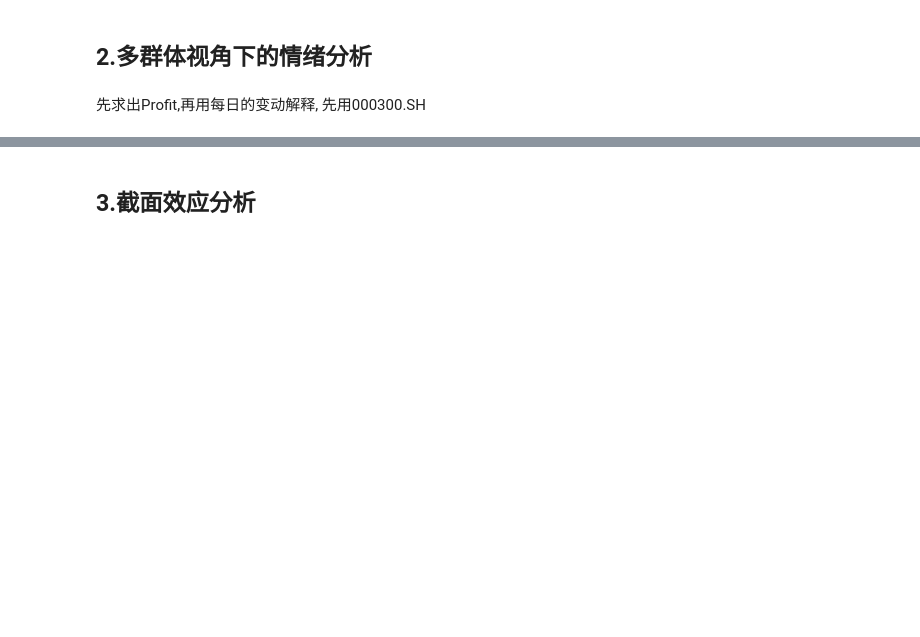
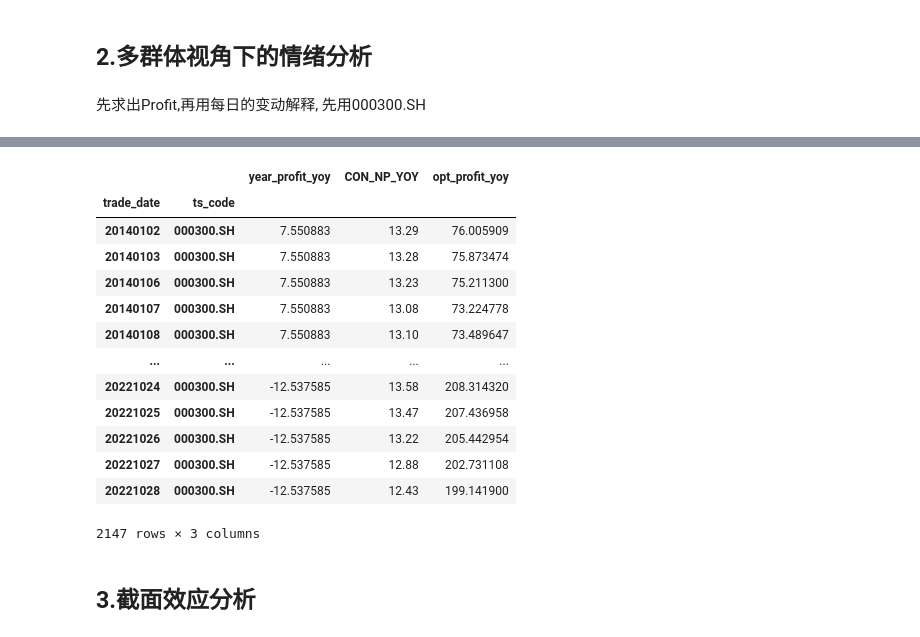
Before and after one commit to Colin-Bao/Investor-Sentiment, a Jupyter notebook: analyzer/analyzer.ipynb, the cells around one changed output, grey strips where cells are left out. Drawn from its saved outputs; the diff is of its cells as text; code cells hidden in the pictures; blank space fills up the shorter version.

```diff
--- a/analyzer/analyzer.ipynb
+++ b/analyzer/analyzer.ipynb
@@ -245,3 +262,57 @@ df_test = get_index_panel().to_pandas().query("ts_code=='000300.SH'")
+# %%
+
+# 计算每日实际净利润
+def merge_profit(df_basic, df_profit):
+    # 指数基本面板数据计算
+    df_basic['trade_year'] = df_basic.index.levels[0] // 10000
+    # 利润数据
+    df_profit = df_profit.groupby(level=['trade_year', 'ts_code']).first()[['year_profit']]
+    df_profit['year_profit_l1'] = df_profit['year_profit'].shift(1)
+    # 合并
+    return pd.merge(df_basic.reset_index(), df_profit.reset_index(), on=['trade_year', 'ts_code'])
+
+
+# 计算衍生指标
+def cal_der(df):
+    df['year_profit_yoy'] = ((df['year_profit'] / df['year_profit_l1']) - 1) * 100
+    return df
+
+
+# 分析师指数预期对比指标
+df_analyst = (
+        cudf.merge(
+                # 指数基本面+利润
+                (cudf.from_pandas(cal_der(
+                        merge_profit(
+                                get_index_panel().to_pandas().query("ts_code=='000300.SH'"),
+                                pd.read_parquet('/data/DataSets/investor_sentiment/IDX_PANEL_PROFIT.parquet').query(
+                                        "ts_code=='000300.SH'")
+                        )
+                ))),
+                # 分析师一致预期
+                get_conidx_panel().reset_index(),
+                on=['trade_date', 'ts_code'], sort=True
+        )
+).set_index(['trade_date', 'ts_code'])[['year_profit_yoy', 'CON_NP_YOY']].to_pandas()
+
+# 计算分析师偏离
+df_analyst['opt_profit_yoy'] = ((df_analyst['CON_NP_YOY'] - df_analyst['year_profit_yoy']) / df_analyst['year_profit_yoy'].abs()) * 100
+df_analyst
+# %% [output]
+|  |  | year_profit_yoy | CON_NP_YOY | opt_profit_yoy |
+| trade_date | ts_code |  |  |  |
+| 20140102 | 000300.SH | 7.550883 | 13.29 | 76.005909 |
+| 20140103 | 000300.SH | 7.550883 | 13.28 | 75.873474 |
+| 20140106 | 000300.SH | 7.550883 | 13.23 | 75.211300 |
+| 20140107 | 000300.SH | 7.550883 | 13.08 | 73.224778 |
+| 20140108 | 000300.SH | 7.550883 | 13.10 | 73.489647 |
+| ... | ... | ... | ... | ... |
+| 20221024 | 000300.SH | -12.537585 | 13.58 | 208.314320 |
+| 20221025 | 000300.SH | -12.537585 | 13.47 | 207.436958 |
+| 20221026 | 000300.SH | -12.537585 | 13.22 | 205.442954 |
+| 20221027 | 000300.SH | -12.537585 | 12.88 | 202.731108 |
+| 20221028 | 000300.SH | -12.537585 | 12.43 | 199.141900 |
+2147 rows × 3 columns
 # %%
 # 求实际eps和预期eps
 df_index_panel = get_index_panel()
```
Also changed, not shown: parts of 2 cells of this notebook.
